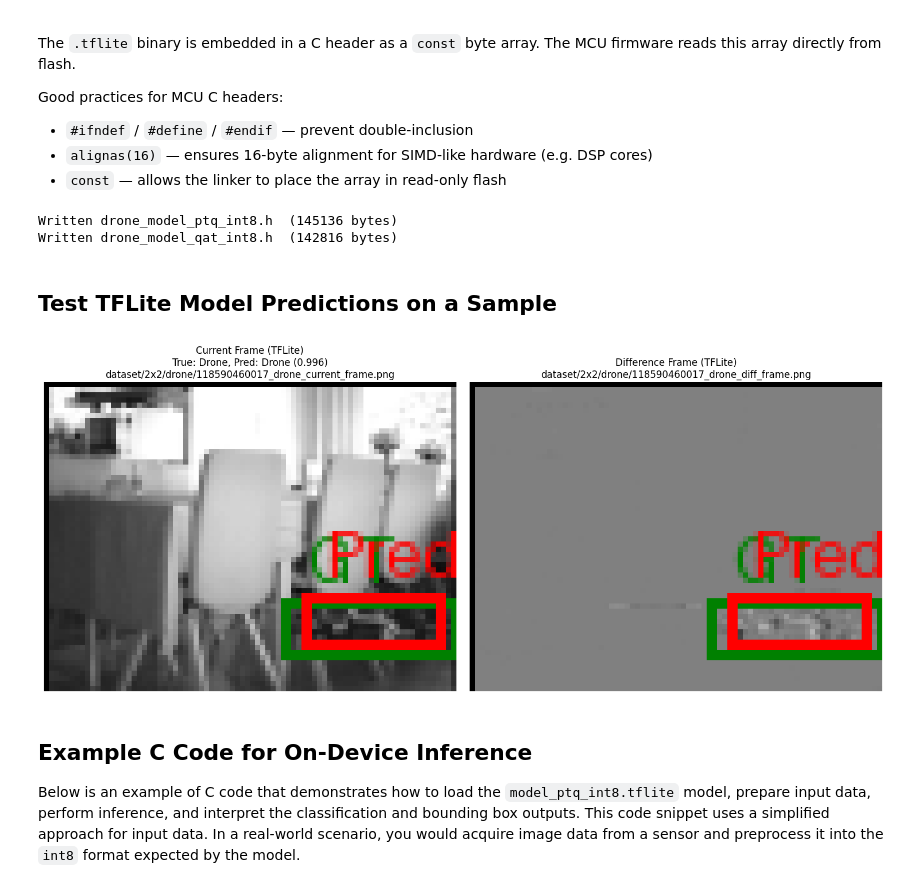
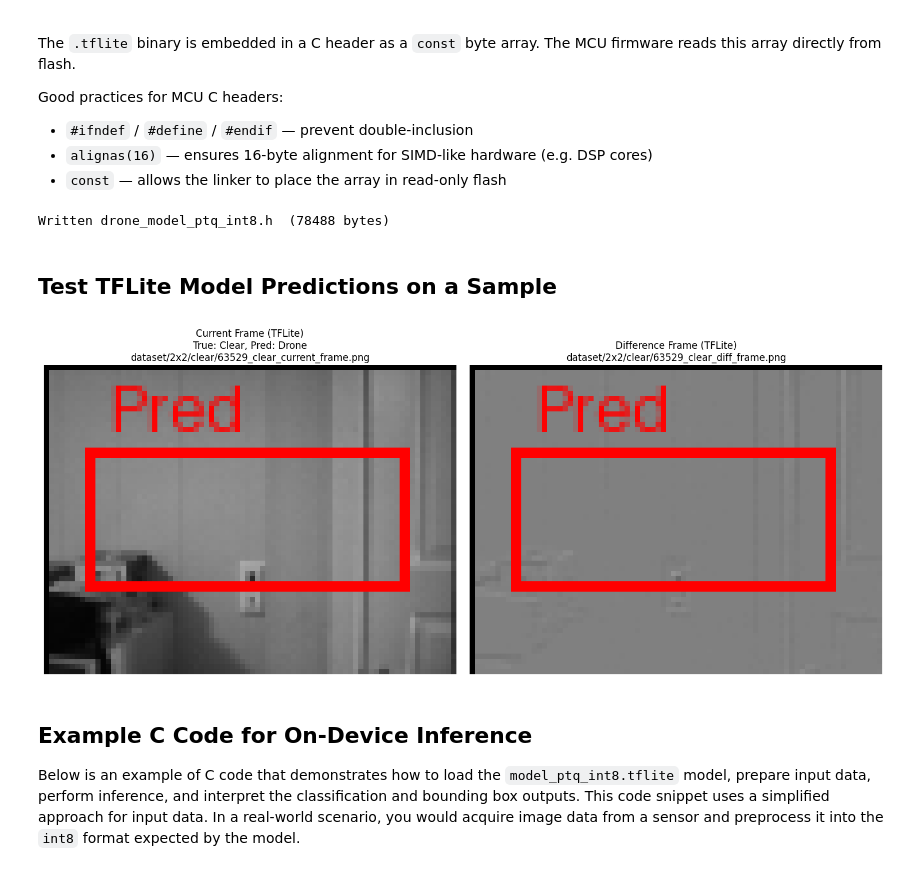
Before and after one commit to Trondster/CS4140, a Jupyter notebook: train/drone-classification.ipynb, the cells around one changed output. Cells and saved outputs as stored; diff of their text form; code cells hidden in the pictures.

```diff
--- a/train/drone-classification.ipynb
+++ b/train/drone-classification.ipynb
@@ -1242,10 +1150,9 @@ def write_c_header(tflite_path: str, header_path: str, array_name: str, quant_ty
     print(f"Written {header_path}  ({len(data)} bytes)")
 
 write_c_header("drone_model_ptq_int8.tflite", "drone_model_ptq_int8.h", "tf_drone_model_ptq", "INT8 PTQ")
-write_c_header("drone_model_qat_int8.tflite", "drone_model_qat_int8.h", "tf_drone_model_qat", "INT8 QAT")
+# write_c_header("model_qat_int8.tflite", "model_qat_int8.h", "tf_model_qat", "INT8 QAT")
 # %% [output]
-Written drone_model_ptq_int8.h  (145136 bytes)
-Written drone_model_qat_int8.h  (142816 bytes)
+Written drone_model_ptq_int8.h  (78488 bytes)
 # %% [markdown]
 ## Test TFLite Model Predictions on a Sample
 # %%
@@ -1254,12 +1161,14 @@ def visualize_tflite_prediction_with_bboxes(tflite_model_path, X_sample, y_class
     true_label = y_class_sample
     true_bbox_coords = y_bbox_sample
 
+    # Initialize TFLite Interpreter
     interpreter = litert.Interpreter(model_path=tflite_model_path)
     interpreter.allocate_tensors()
 
     input_details  = interpreter.get_input_details()
     output_details = interpreter.get_output_details()
 
+    # Get input tensor details for quantization
     input_dtype_curr = input_details[0]["dtype"]
     input_dtype_diff = input_details[1]["dtype"]
 
@@ -1271,55 +1180,54 @@ def visualize_tflite_prediction_with_bboxes(tflite_model_path, X_sample, y_class
     if is_int8_diff:
         scale_diff, zero_point_diff = input_details[1]["quantization"]
 
-    current_frame_img_processed = preprocess_image(current_frame_path)
-    diff_frame_img_processed = preprocess_image(diff_frame_path)
+    # Preprocess the sample images
+    current_frame_img_processed = preprocess_image(current_frame_path) # tf.Tensor (H, W, 1) float32
+    diff_frame_img_processed = preprocess_image(diff_frame_path)       # tf.Tensor (H, W, 1) float32
 
-    current_frame_sample = tf.expand_dims(current_frame_img_processed, axis=0).numpy()
-    diff_frame_sample = tf.expand_dims(diff_frame_img_processed, axis=0).numpy()
+    # Add batch dimension and convert to numpy
+    current_frame_sample = tf.expand_dims(current_frame_img_processed, axis=0).numpy() # (1, H, W, 1) float32
+    diff_frame_sample = tf.expand_dims(diff_frame_img_processed, axis=0).numpy()       # (1, H, W, 1) float32
 
+    # Quantize inputs if necessary
     if is_int8_curr:
         current_frame_sample = (current_frame_sample / scale_curr + zero_point_curr).astype(np.int8)
     if is_int8_diff:
         diff_frame_sample = (diff_frame_sample / scale_diff + zero_point_diff).astype(np.int8)
 
+    # Set inputs
     interpreter.set_tensor(input_details[0]["index"], current_frame_sample)
     interpreter.set_tensor(input_details[1]["index"], diff_frame_sample)
     interpreter.invoke()
 
-    # Find correct output indices by shape
-    class_out_idx = None
-    bbox_out_idx = None
-    for i, detail in enumerate(output_details):
-        if detail['shape'][-1] == 1:
-            class_out_idx = i
-        elif detail['shape'][-1] == 4:
-            bbox_out_idx = i
+    # Get outputs
+    classification_output = interpreter.get_tensor(output_details[0]["index"])
+    bbox_output = interpreter.get_tensor(output_details[1]["index"])
 
-    if class_out_idx is None or bbox_out_idx is None:
-        raise ValueError("Could not identify classification and bbox output tensors")
-
-    classification_output = interpreter.get_tensor(output_details[class_out_idx]["index"])
-    bbox_output = interpreter.get_tensor(output_details[bbox_out_idx]["index"])
-
-    if output_details[class_out_idx]["dtype"] == np.int8:
-        output_scale_class, output_zero_point_class = output_details[class_out_idx]["quantization"]
+    # Dequantize classification output if it is int8
+    if output_details[0]["dtype"] == np.int8:
+        output_scale_class, output_zero_point_class = output_details[0]["quantization"]
         classification_output = (classification_output.astype(np.float32) - output_zero_point_class) * output_scale_class
 
-    if output_details[bbox_out_idx]["dtype"] == np.int8:
-        output_scale_bbox, output_zero_point_bbox = output_details[bbox_out_idx]["quantization"]
+    # Dequantize bounding box output if it is int8 (assuming it will also be int8 for quantized models)
+    if output_details[1]["dtype"] == np.int8:
+        output_scale_bbox, output_zero_point_bbox = output_details[1]["quantization"]
         bbox_output = (bbox_output.astype(np.float32) - output_zero_point_bbox) * output_scale_bbox
 
+    # Process predicted classification
     predicted_label = 1 if classification_output[0][0] > 0.5 else 0
-    predicted_bbox_coords = bbox_output[0]
+    predicted_bbox_coords = bbox_output[0] # Assuming bbox_output is already normalized [0,1]
 
+    # Load images for visualization
     img_current = Image.open(current_frame_path).convert('RGB')
     img_diff = Image.open(diff_frame_path).convert('RGB')
 
     img_width, img_height = img_current.size
     draw_current = ImageDraw.Draw(img_current)
-    draw_diff = ImageDraw.Draw(img_diff)
+    draw_diff = ImageDraw.Draw(img_diff) # Create draw object for diff frame
 
+    # Helper function to draw a bounding box
     def draw_bbox(draw_obj, bbox_coords, color, label_text):
+        # Ensure bbox_coords is a list/tuple of 4 floats
         if bbox_coords is not None and len(bbox_coords) == 4 and any(b > 0 for b in bbox_coords):
             x_center, y_center, box_width, box_height = bbox_coords
             x_min = int((x_center - box_width / 2) * img_width)
@@ -1332,51 +1240,47 @@ def visualize_tflite_prediction_with_bboxes(tflite_model_path, X_sample, y_class
             except TypeError:
                 draw_obj.text((x_min + 5, y_min - 15), label_text, fill=color)
 
+    # Draw Ground Truth Bounding Box on current and diff frames (if drone present)
     if true_label == 1:
         draw_bbox(draw_current, true_bbox_coords, 'green', "GT")
-        draw_bbox(draw_diff, true_bbox_coords, 'green', "GT")
+        draw_bbox(draw_diff, true_bbox_coords, 'green', "GT") # Draw on diff frame as well
 
+    # Draw Predicted Bounding Box on current and diff frames (if predicted as drone)
     if predicted_label == 1:
         draw_bbox(draw_current, predicted_bbox_coords, 'red', "Pred")
-        draw_bbox(draw_diff, predicted_bbox_coords, 'red', "Pred")
+        draw_bbox(draw_diff, predicted_bbox_coords, 'red', "Pred") # Draw on diff frame as well
 
     plt.figure(figsize=(15, 6))
     plt.subplot(1, 2, 1)
     plt.imshow(img_current)
-    plt.title(f"Current Frame (TFLite)\nTrue: {'Drone' if true_label == 1 else 'Clear'}, "
-              f"Pred: {'Drone' if predicted_label == 1 else 'Clear'} ({classification_output[0][0]:.3f})\n{current_frame_path}")
+    plt.title(f"Current Frame (TFLite)\nTrue: {'Drone' if true_label == 1 else 'Clear'}, Pred: {'Drone' if predicted_label == 1 else 'Clear'}\n{current_frame_path}")
     plt.axis('off')
 
     plt.subplot(1, 2, 2)
     plt.imshow(img_diff)
     plt.title(f"Difference Frame (TFLite)\n{diff_frame_path}")
     plt.axis('off')
 
     plt.tight_layout()
     plt.show()
 
-
 # Select a random sample from the test set for visualization
 random_index = random.randint(0, len(X_test) - 1)
 X_sample_tflite = X_test[random_index]
 y_class_sample_tflite = y_classification_test[random_index]
 y_bbox_sample_tflite = y_bbox_test[random_index]
 
-models = {
-    "PTQ": "drone_model_ptq_int8.tflite",
-    "QAT": "drone_model_qat_int8.tflite"
-}
-
+# Visualize the prediction for the selected sample using the PTQ INT8 TFLite model
 visualize_tflite_prediction_with_bboxes(
-    models["QAT"],
+    "drone_model_ptq_int8.tflite",
     X_sample_tflite,
     y_class_sample_tflite,
     y_bbox_sample_tflite,
     InputHeight,
     InputWidth
 )
 # %% [output]
-[figure, old version]
+[figure, new version]
 # %% [markdown]
 ## Example C Code for On-Device Inference
 
```
Also changed, not shown: parts of 27 cells of this notebook, 1 other file.
